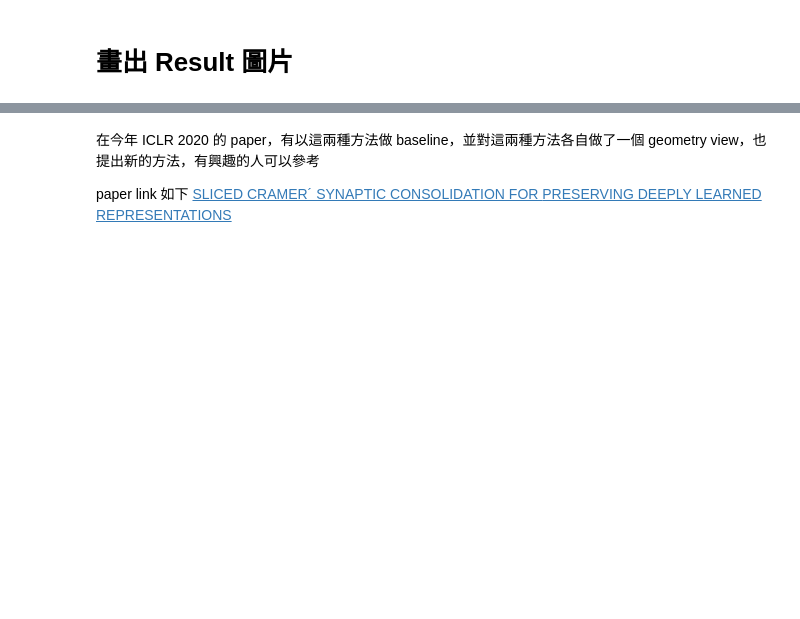
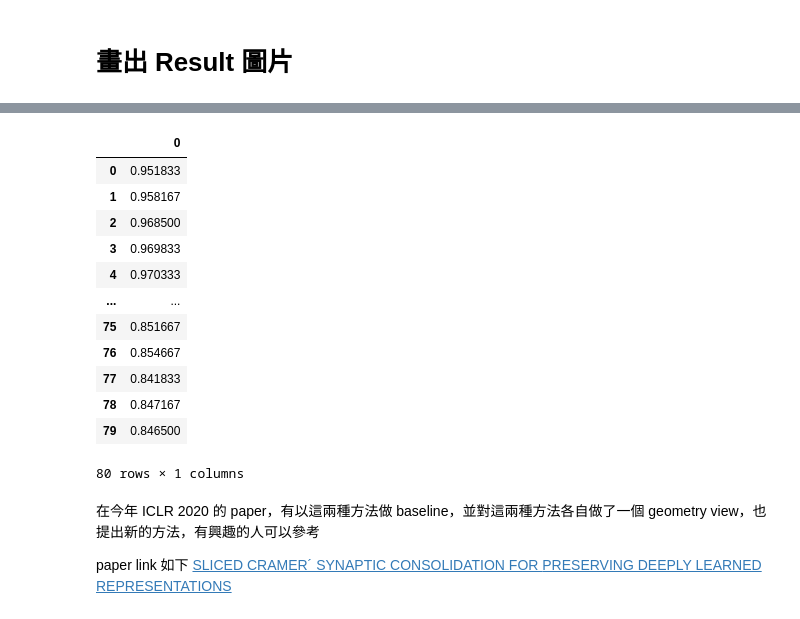
Before and after one commit to fireholder/Hung-yi-Lee-Machine-Learning-2020-Homework, a Jupyter notebook: Note-14/hw14_life_long_learning.ipynb, the cells around one changed output, grey strips where cells are left out. Saved outputs shown, nothing was run; the diff lists cells and outputs as text; code cells hidden in the pictures; blank space fills up the shorter version.

```diff
--- a/Note-14/hw14_life_long_learning.ipynb
+++ b/Note-14/hw14_life_long_learning.ipynb
@@ -723,3 +734,26 @@ plot_result(mode_list,'SVHN','MNIST','USPS')
+# %%
+import pandas as pd
+
+for reg_name in mode_list:
+    with open(f'./{reg_name}_acc.txt', 'r') as f:
+            acc = json.load(f)
+    test_acc = pd.DataFrame(acc['MNIST'])
+
+test_acc
+# %% [output]
+|  | 0 |
+| 0 | 0.951833 |
+| 1 | 0.958167 |
+| 2 | 0.968500 |
+| 3 | 0.969833 |
+| 4 | 0.970333 |
+| ... | ... |
+| 75 | 0.851667 |
+| 76 | 0.854667 |
+| 77 | 0.841833 |
+| 78 | 0.847167 |
+| 79 | 0.846500 |
+80 rows × 1 columns
 # %% [markdown]
 在今年 ICLR 2020 的 paper，有以這兩種方法做 baseline，並對這兩種方法各自做了一個 geometry view，也提出新的方法，有興趣的人可以參考
 
```
Also changed, not shown: parts of 5 cells of this notebook, 6 other files.
